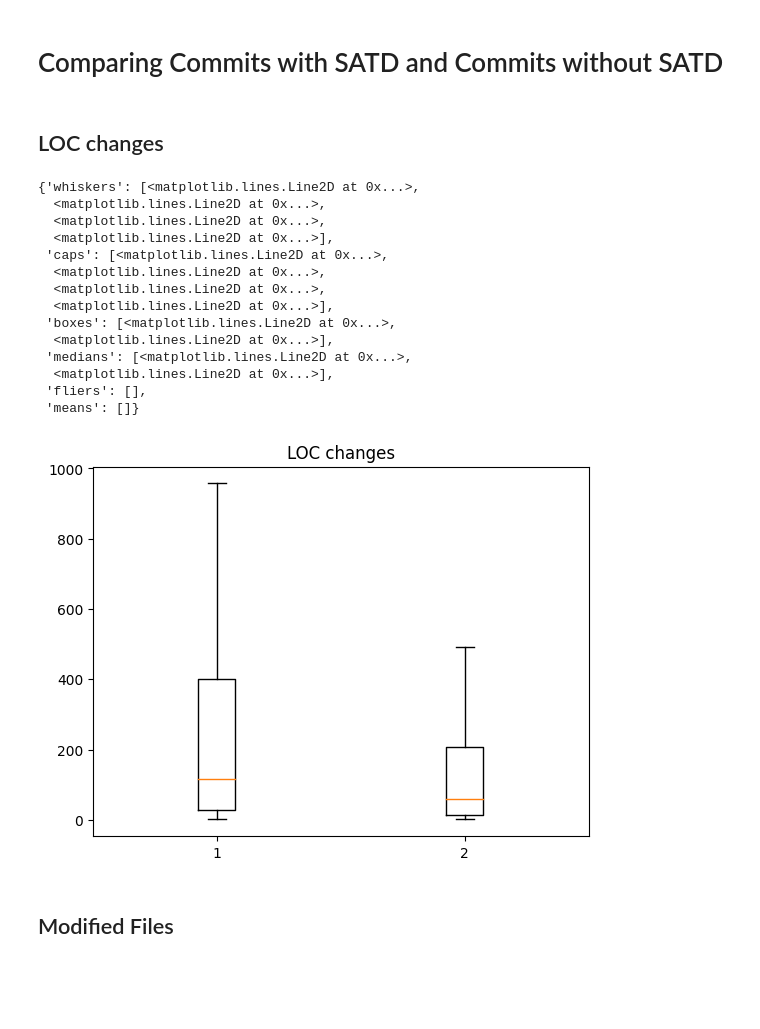
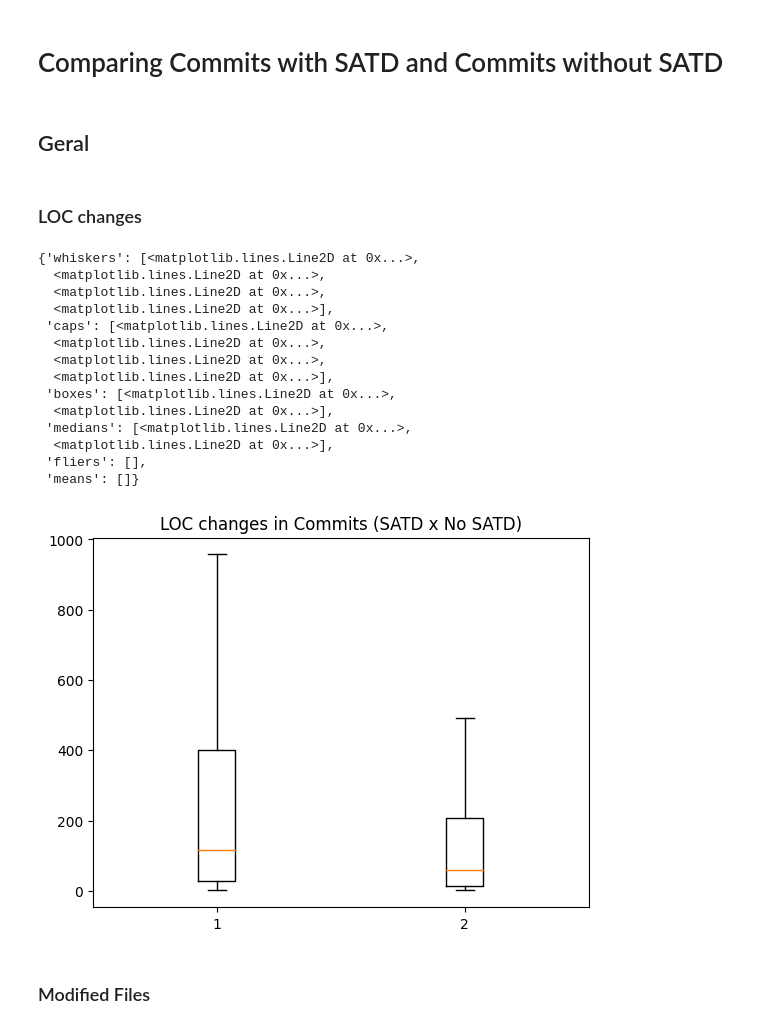
Before and after one commit to armandossrecife/my_validation3, a Jupyter notebook: my_analysis_cassandra.ipynb, the cells around one changed output. Saved outputs shown, nothing was run; the diff lists cells and outputs as text; code cells hidden in the pictures; blank space fills up the shorter version.

```diff
--- a/my_analysis_cassandra.ipynb
+++ b/my_analysis_cassandra.ipynb
@@ -1179,4 +1179,4 @@ Aguarde...
 # %% [markdown]
 **Cria um dataframe para representar o resultado da análise de SATD Keywords dos Diffs dos commits**
 # %%
-df_commit_diffs_aux = create_df_commits_diffs_satd(dict_commit_diffs_satd)
+df_commit_diffs_satd = create_df_commits_diffs_satd(dict_commit_diffs_satd)
@@ -1247,4 +1284,4 @@ dict_commit_diffs_no_satd = my_satd_commit_analyzer.analyze_commit_diffs_for_no_
 # %% [output]
 Aguarde...
 # %%
-df_commit_diffs_aux_no_satd = create_df_commits_diffs_no_satd(dict_commit_diffs_no_satd)
+df_commit_diffs_no_satd = create_df_commits_diffs_no_satd(dict_commit_diffs_no_satd)
@@ -1309,28 +1375,30 @@ ax1.boxplot(x=df_commit_diffs_aux_no_satd.files, showfliers=False)
 # %% [markdown]
 # Comparing Commits with SATD and Commits without SATD
+# %% [markdown]
+## Geral
 # %% [markdown]
-## LOC changes
+### LOC changes
 # %%
-data_lines = [df_commit_diffs_aux.lines, df_commit_diffs_aux_no_satd.lines]
+data_lines = [df_commit_diffs_satd.lines, df_commit_diffs_no_satd.lines]
 fig1, ax1 = pyplot.subplots()
-ax1.set_title('LOC changes')
+ax1.set_title('LOC changes in Commits (SATD x No SATD)')
 ax1.boxplot(x=data_lines, showfliers=False)
 # %% [output]
 {'whiskers': [<matplotlib.lines.Line2D at 0x...>,
   <matplotlib.lines.Line2D at 0x...>,
   <matplotlib.lines.Line2D at 0x...>,
   <matplotlib.lines.Line2D at 0x...>],
  'caps': [<matplotlib.lines.Line2D at 0x...>,
   <matplotlib.lines.Line2D at 0x...>,
   <matplotlib.lines.Line2D at 0x...>,
   <matplotlib.lines.Line2D at 0x...>],
  'boxes': [<matplotlib.lines.Line2D at 0x...>,
   <matplotlib.lines.Line2D at 0x...>],
  'medians': [<matplotlib.lines.Line2D at 0x...>,
   <matplotlib.lines.Line2D at 0x...>],
  'fliers': [],
  'means': []}
-[figure, old version]
+[figure, new version]
 # %% [markdown]
-## Modified Files
+### Modified Files
 # %%
```
Also changed, not shown: parts of 24 cells of this notebook.
